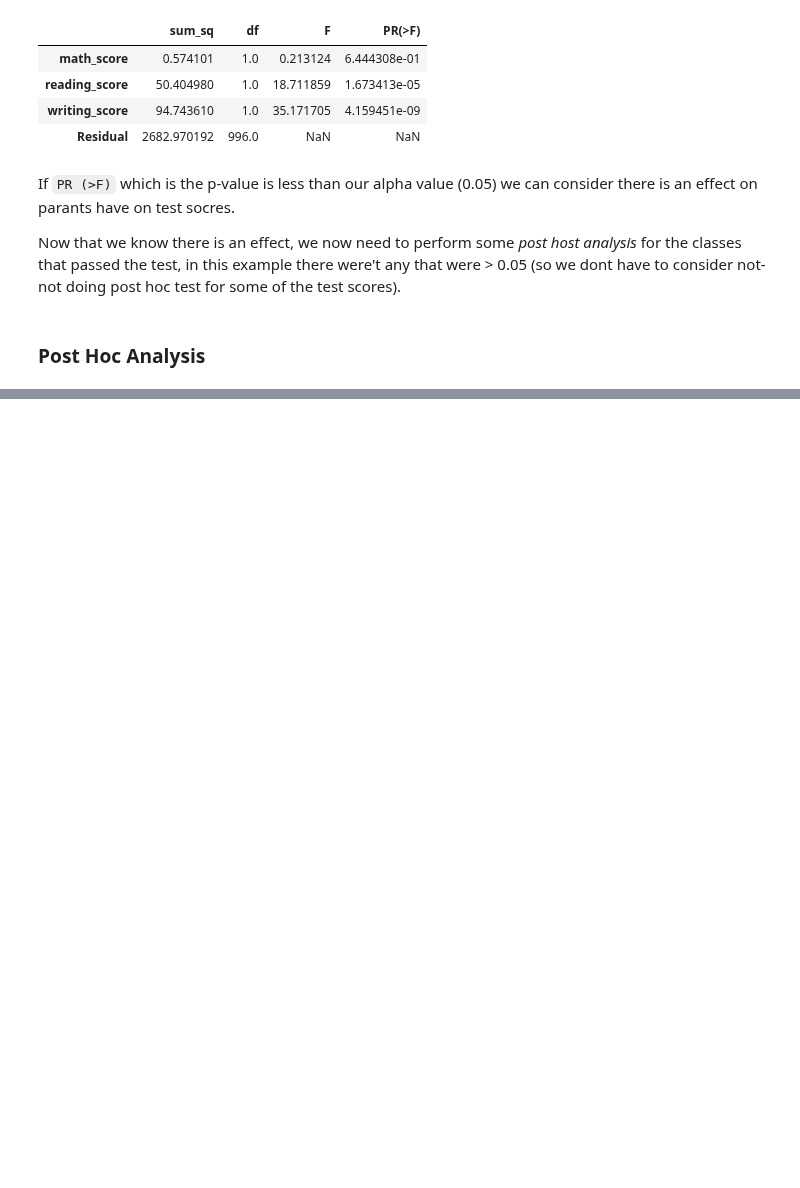
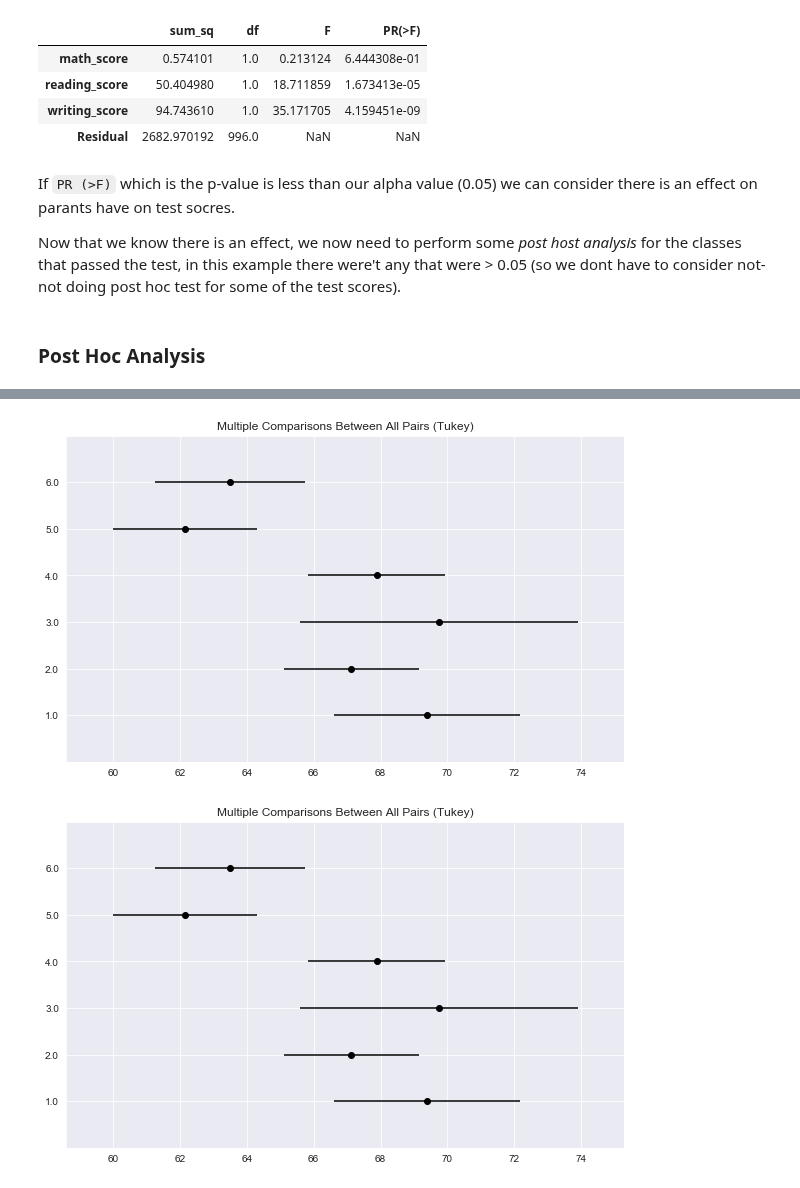
Before and after one commit to naivelogic/Machine_Learning_Notebooks, a Jupyter notebook: Data_Science/(dev) Students Performance in Exams.ipynb, the cells around one changed output, grey strips where cells are left out. Cells and saved outputs as stored; diff of their text form; code cells hidden in the pictures; blank space fills up the shorter version.

```diff
--- a/Data_Science/(dev) Students Performance in Exams.ipynb
+++ b/Data_Science/(dev) Students Performance in Exams.ipynb
@@ -455,3 +429,0 @@ array([0.9, 0.9, 0.9, ..., 0.9, 0.9, 0.9])
-# %%
-education.loc[education['gender'] == 'male', 'gender_'] = 1
-education.loc[education['gender'] == 'female', 'gender_'] = 0
@@ -462,0 +436,6 @@ sns.distplot(education['gender_'])
+# %%
+# https://www.coursera.org/lecture/data-analysis-tools/python-lesson-9-post-hoc-tests-for-anova-uMNjz
+import statsmodels.stats.multicomp as multi
+mc1 = multi.MultiComparison(education.math_score, education.parents_edu)
+res1 = mc1.tukeyhsd()
+res1.summary()
@@ -462,0 +466,5 @@ sns.distplot(education['gender_'])
+# %%
+res1.plot_simultaneous()
+# %% [output]
+[figure, added]
+[figure, added]
```
Also changed, not shown: parts of 7 cells of this notebook.
